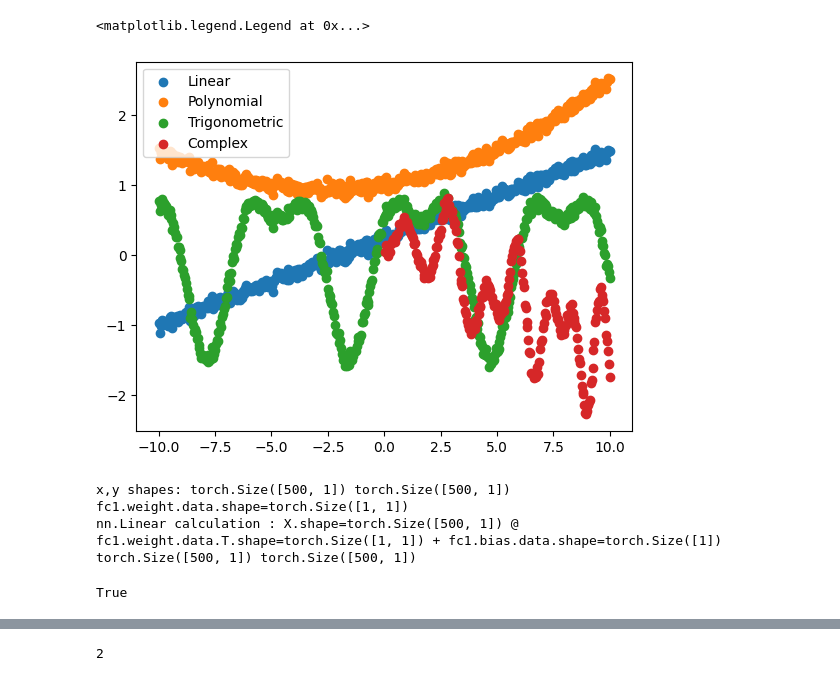
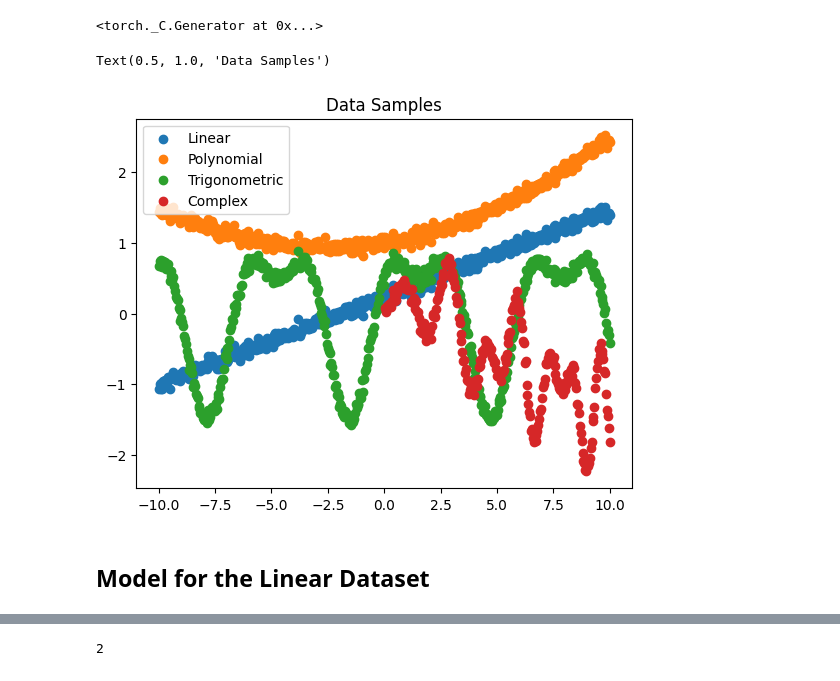
Before and after one commit to Takfes/notes-deep-learning, a Jupyter notebook: Notebooks/08_data_fitting_expertiments.ipynb, the cells around one changed output, grey strips where cells are left out. Drawn from its saved outputs; the diff is of its cells as text; code cells hidden in the pictures.

Commit message:
wip data fitting - polynomial

```diff
--- a/Notebooks/08_data_fitting_expertiments.ipynb
+++ b/Notebooks/08_data_fitting_expertiments.ipynb
@@ -23,3 +24,10 @@ def render_graph(tensor, params=None):
+# %%
+SAMPLE_SIZE = 500
+NOISE_FACTOR = 0.05
+RANDOM_SEED = 1990
+torch.manual_seed(RANDOM_SEED)
+# %% [output]
+<torch._C.Generator at 0x...>
 # %%
 x = torch.linspace(-10, 10, SAMPLE_SIZE).unsqueeze(1)
 noise = torch.randn(SAMPLE_SIZE).unsqueeze(1) * NOISE_FACTOR
@@ -49,9 +57,10 @@ data_cmplx = x, function_cmplx(x, noise)
 # %%
 plt.scatter(*data_linear, label="Linear")
 plt.scatter(*data_poly, label="Polynomial")
 plt.scatter(*data_trig, label="Trigonometric")
 plt.scatter(*data_cmplx, label="Complex")
 plt.legend(loc="upper left")
+plt.title("Data Samples")
 # %% [output]
-<matplotlib.legend.Legend at 0x...>
+Text(0.5, 1.0, 'Data Samples')
-[figure, old version]
+[figure, new version]
@@ -72,17 +67,2 @@ N_FEATURES = X.shape[1]
-# %%
-print("x,y shapes:", X.shape, y.shape)
-fc1 = nn.Linear(1, 1)
-print(f"{fc1.weight.data.shape=}")
-print(
-    f"nn.Linear calculation : {X.shape=} @ {fc1.weight.data.T.shape=} + {fc1.bias.data.shape=}"
-)
-res1 = torch.matmul(X, fc1.weight.data.T) + fc1.bias.data
-res2 = fc1(X)
-print(res1.shape, res2.shape)
-all(res1 == res2)
-# %% [output]
-x,y shapes: torch.Size([500, 1]) torch.Size([500, 1])
-fc1.weight.data.shape=torch.Size([1, 1])
-nn.Linear calculation : X.shape=torch.Size([500, 1]) @ fc1.weight.data.T.shape=torch.Size([1, 1]) + fc1.bias.data.shape=torch.Size([1])
-torch.Size([500, 1]) torch.Size([500, 1])
-True
+# %% [markdown]
+## Model for the Linear Dataset
```
Also changed, not shown: parts of 37 cells of this notebook, 2 other files.
